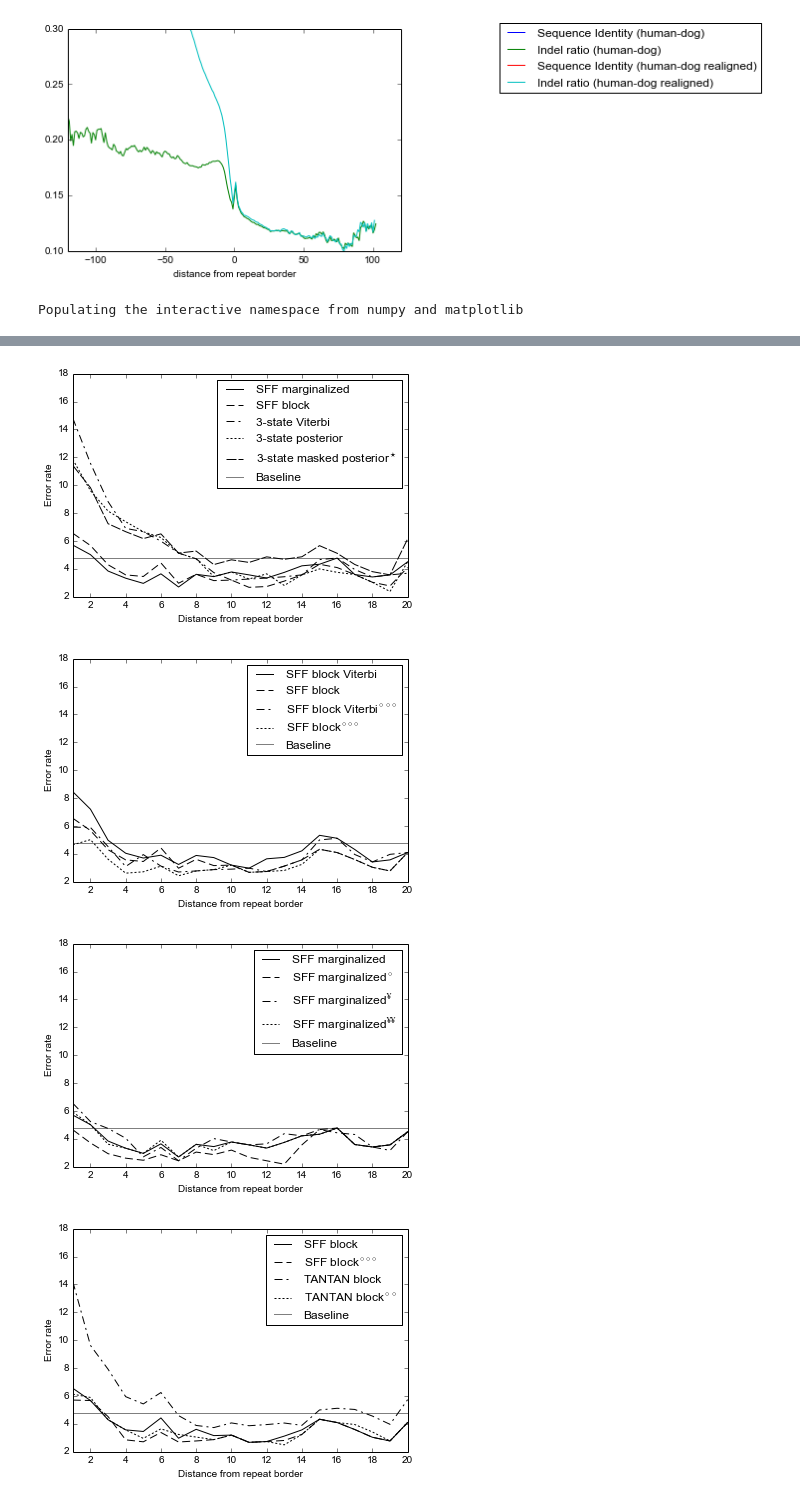
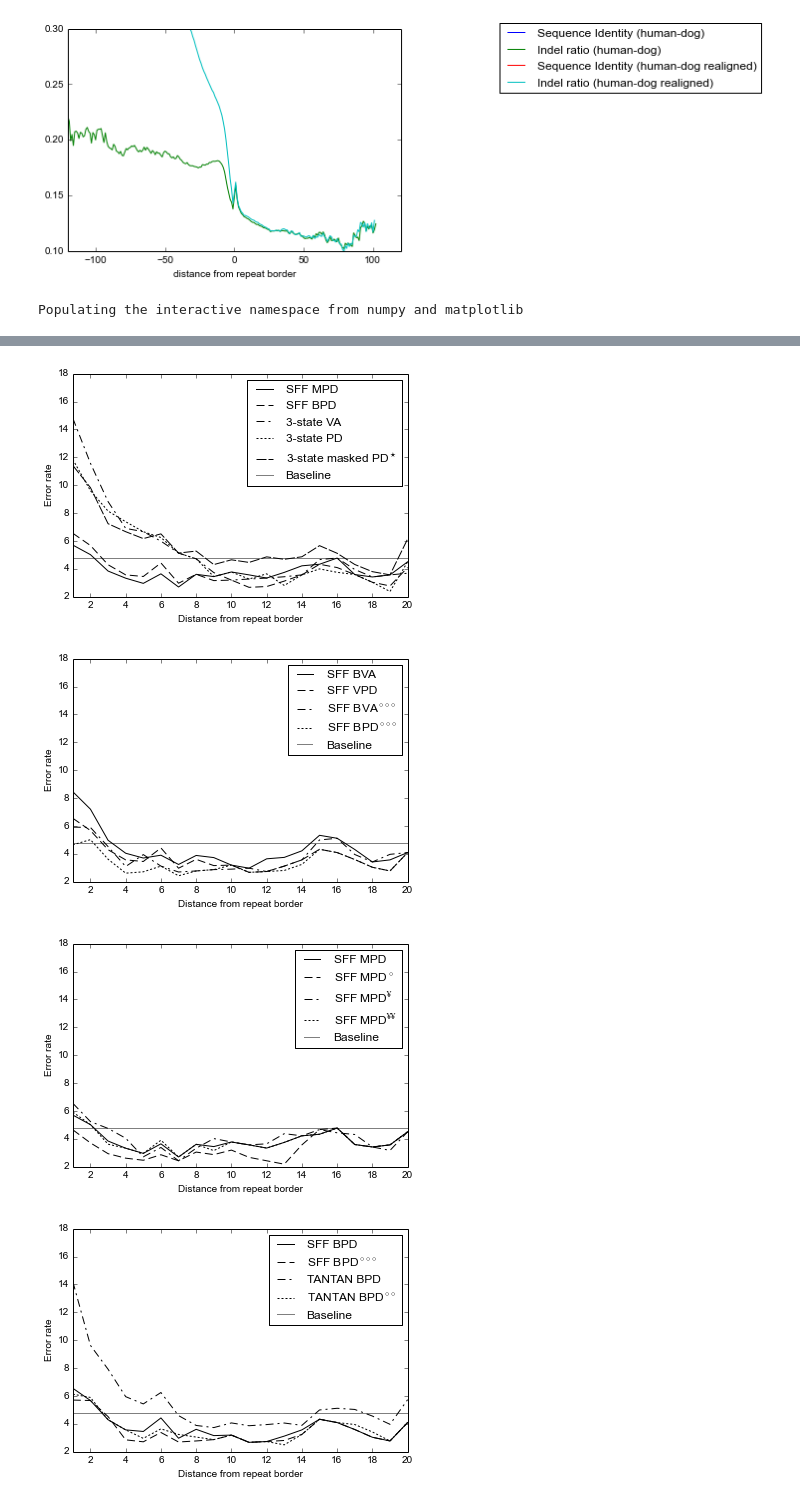
Before and after one commit to mic47/dissertation, a Jupyter notebook: Grafy.ipynb, the cells around one changed output, grey strips where cells are left out. Drawn from its saved outputs; the diff is of its cells as text; code cells hidden in the pictures.

```diff
--- a/Grafy.ipynb
+++ b/Grafy.ipynb
@@ -69,7 +69,7 @@ def parse_lines(x):
         d[line[0]] = map(lambda x: 100.0-float(x), line[1:])
     return d
 
-dashes=[[], [8, 4], [8, 4, 2, 4], [2, 2], [10, 2], [1, 1]]
+dashes=[[], [8, 4], [8, 4, 2, 4], [2, 2], [10, 2], [1, 2]]
 def draw_plot(data, selections=None, captions=None, filename=None):
     if selections == None:
         selections = data.keys()
@@ -106,11 +106,11 @@ draw_plot(data,
            'simpleModel',
            'simpleModelReplaceNonOv_cor',
           ], [
-           'SFF marginalized',
-           'SFF block',
-           '3-state Viterbi',
-           '3-state posterior',
-           '3-state masked posterior$^\star$'
+           'SFF MPD',
+           'SFF BPD',
+           '3-state VA',
+           '3-state PD',
+           '3-state masked PD$^\star$'
           ],
           'figures/error_graph_overview.pdf')
 draw_plot(data,
@@ -120,10 +120,10 @@ draw_plot(data,
            'sff_block_viterbi_original_cor',
            'sff_block_original_cor',
           ], [
-           'SFF block Viterbi',
-           'SFF block',
-           'SFF block Viterbi$^{\circ\circ\circ}$',
-           'SFF block$^{\circ\circ\circ}$',
+           'SFF BVA',
+           'SFF VPD',
+           'SFF BVA$^{\circ\circ\circ}$',
+           'SFF BPD$^{\circ\circ\circ}$',
           ],
           'figures/error_graph_sffblock.pdf')
 
@@ -134,10 +134,10 @@ draw_plot(data,
            'repeatRealignerBronaChicken',
            'repeatRealignerBronaPerturbed',
           ], [
-           'SFF marginalized',
-           'SFF marginalized$^{\circ}$',
-           'SFF marginalized$^{\yen}$',
-           'SFF marginalized$^{\yen\yen}$',
+           'SFF MPD',
+           'SFF MPD$^{\circ}$',
+           'SFF MPD$^{\yen}$',
+           'SFF MPD$^{\yen\yen}$',
           ],
           'figures/error_graph_marginalized.pdf')
 draw_plot(data,
@@ -147,10 +147,10 @@ draw_plot(data,
            'sff_block_high2_cor_postprocessed',
            'sff_block_high2_orig_cor',
           ], [
-           'SFF block',
-           'SFF block$^{\circ\circ\circ}$',
-           'TANTAN block',
-           'TANTAN block$^{\circ\circ}$',
+           'SFF BPD',
+           'SFF BPD$^{\circ\circ\circ}$',
+           'TANTAN BPD',
+           'TANTAN BPD$^{\circ\circ}$',
           ],
           'figures/error_graph_sffvstantan.pdf')
 draw_plot(data,
@@ -160,10 +160,10 @@ draw_plot(data,
            'simpleModelReplaceHMM_cor',
            'simpleModelReplaceOrig_cor',
           ], [
-           '3-state masked posterior, TRF$^\star$',
-           '3-state masked posterior, TRF',
-           '3-state masked posterior, Sunflower',
-           '3-state masked posterior, $^{\circ\circ\circ}$',
+           '3-state masked PD, TRF$^\star$',
+           '3-state masked PD, TRF',
+           '3-state masked PD, Sunflower',
+           '3-state masked PD, $^{\circ\circ\circ}$',
           ],
           'figures/error_graph_3statemasking.pdf')
 draw_plot(data,
@@ -173,10 +173,10 @@ draw_plot(data,
            'simpleModelViterbi',
            'simpleModelReplaceNonOv_cor',
           ], [
-           'muscle',
-           'context',
-           '3-state Viterbi',
-           '3-state masked posterior, TRF$^\star$',
+           'Muscle',
+           'Context',
+           '3-state VA',
+           '3-state masked PD, TRF$^\star$',
           ],
           'figures/error_graph_other.pdf')
 # %% [output]
@@ -185,5 +185,5 @@ WARNING: pylab import has clobbered these variables: ['f', 'rc']
 `%pylab --no-import-all` prevents importing * from pylab and numpy
-[figure, old version]
+[figure, new version]
-[figure, old version]
+[figure, new version]
-[figure, old version]
+[figure, new version]
-[figure, old version]
+[figure, new version]
```
Also changed, not shown: parts of 1 cell of this notebook, 7 other files.
